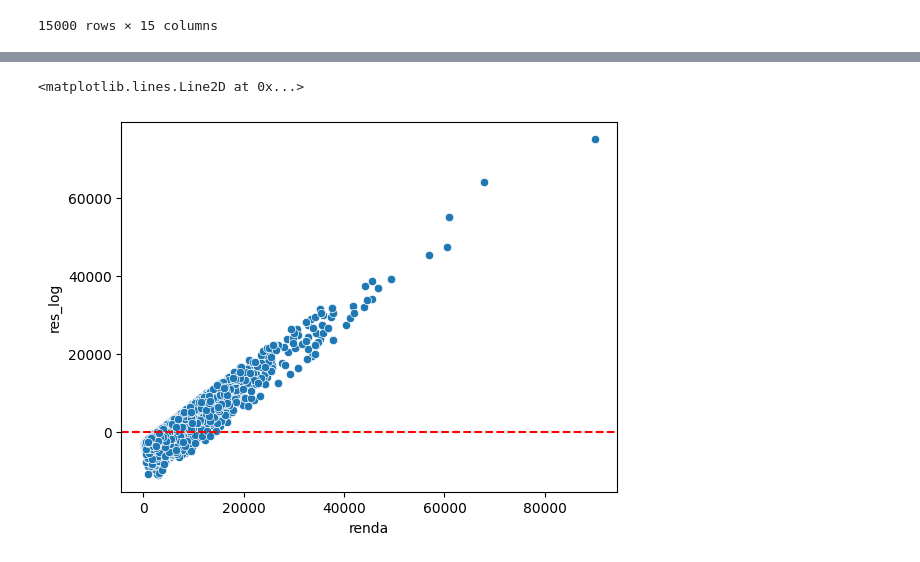
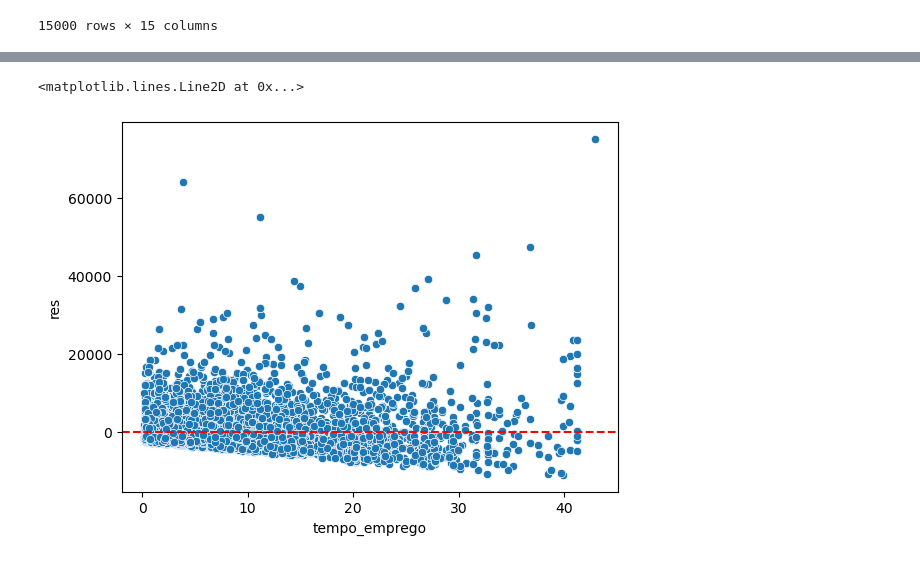
Before and after one commit to thomasgcosta/datascience-ebac, a Jupyter notebook: Tarefas/Ciencia_de_Dados_Mod12 - Tarefa 03.ipynb, the cells around one changed output, grey strips where cells are left out. Saved outputs shown, nothing was run; the diff lists cells and outputs as text; code cells hidden in the pictures.

```diff
--- a/Tarefas/Ciencia_de_Dados_Mod12 - Tarefa 03.ipynb
+++ b/Tarefas/Ciencia_de_Dados_Mod12 - Tarefa 03.ipynb
@@ -198,8 +310,7 @@ df
 # %%
-reg = smf.ols('renda ~ tempo_emprego', data = df).fit()
-df['res_log'] = reg.resid
-sns.scatterplot(x = 'renda', y = 'res_log', data = df)
+df['res'] = reg.resid
+sns.scatterplot(x = 'tempo_emprego', y = 'res', data = df)
 plt.axhline(y=0, color='r', linestyle='--')
 # %% [output]
 <matplotlib.lines.Line2D at 0x...>
-[figure, old version]
+[figure, new version]
```
Also changed, not shown: parts of 19 cells of this notebook.
